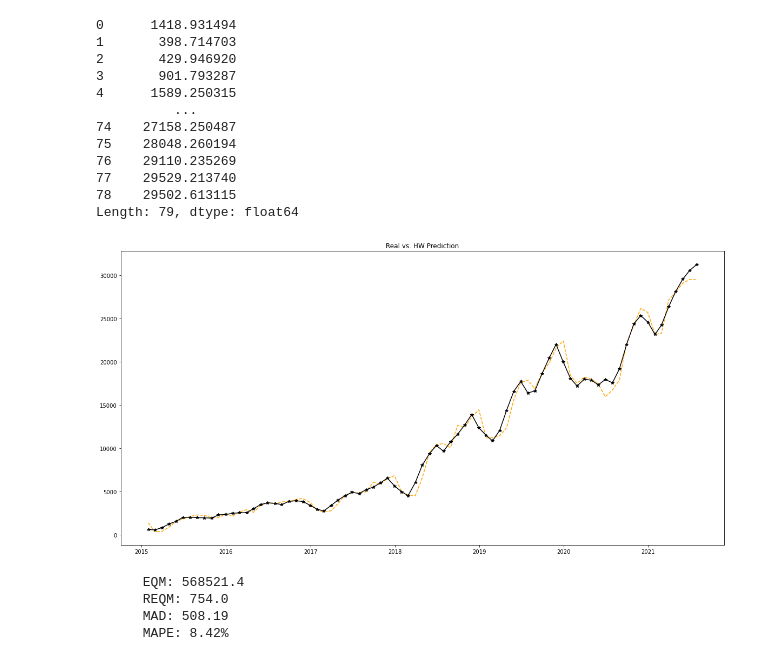
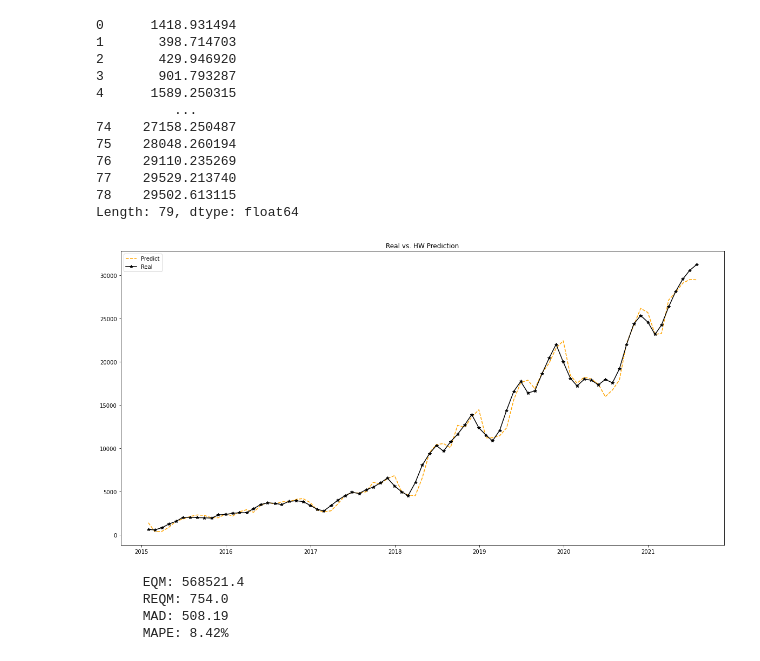
Before and after one commit to thiago-osorio/prophet, a Jupyter notebook: prophet.ipynb, the cells around one changed output. Cells and saved outputs as stored; diff of their text form; code cells hidden in the pictures.

```diff
--- a/prophet.ipynb
+++ b/prophet.ipynb
@@ -221,13 +222,14 @@ Length: 79, dtype: float64
 # %%
 plt.figure(figsize=(20,10))
 plt.title('Real vs. HW Prediction')
 
-fig1 = plt.plot(df['ds'], hw_forecast, '--', color='orange')
-fig2 = plt.plot(df['ds'], df['y'], '*-', color='black')
+fig1 = plt.plot(df['ds'], hw_forecast, '--', color='orange', label='Predict')
+fig2 = plt.plot(df['ds'], df['y'], '*-', color='black', label='Real')
 
+plt.legend()
 plt.show()
 # %% [output]
-[figure, old version]
+[figure, new version]
 # %%
 mse = metrics.mean_squared_error(df['y'], hw_forecast)
 rmse = metrics.mean_squared_error(df['y'], hw_forecast, squared=False)
```
Also changed, not shown: parts of 1 cell of this notebook.
